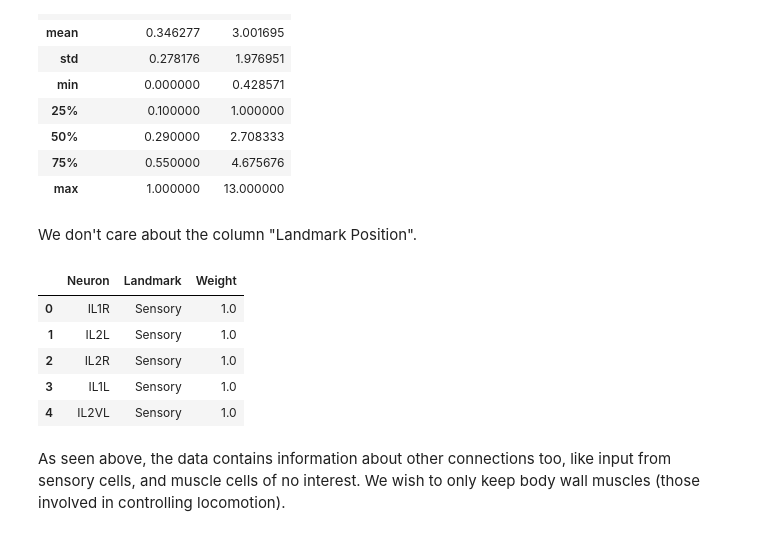
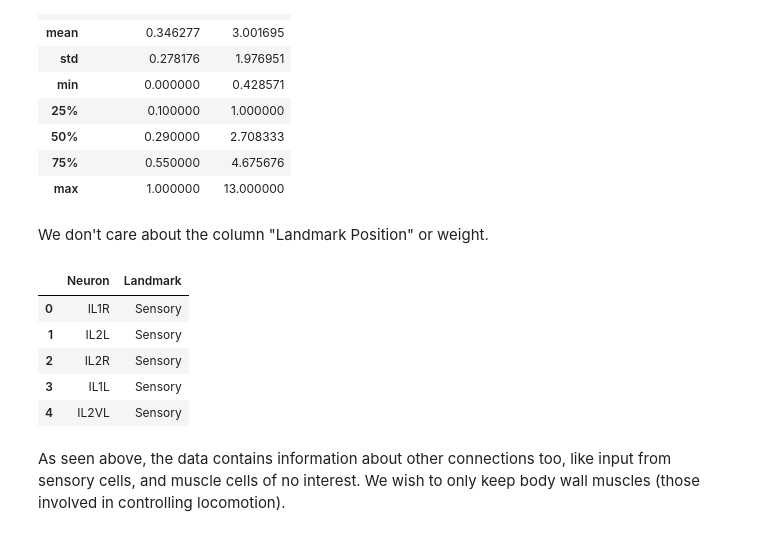
Before and after one commit to oercompbiomed/CBM101, a Jupyter notebook: D_Network_analysis/4_Connectome_C_elegans.ipynb, the cells around one changed output. Cells and saved outputs as stored; diff of their text form; code cells hidden in the pictures.

```diff
--- a/D_Network_analysis/4_Connectome_C_elegans.ipynb
+++ b/D_Network_analysis/4_Connectome_C_elegans.ipynb
@@ -217,17 +221,17 @@ muscles.describe()
 | 75% | 0.550000 | 4.675676 |
 | max | 1.000000 | 13.000000 |
 # %% [markdown]
-We don't care about the column "Landmark Position".
+We don't care about the column "Landmark Position" or weight.
 # %%
-muscles.drop(columns=['Landmark Position'], inplace=True)
+muscles.drop(columns=['Landmark Position', 'Weight'], inplace=True)
 muscles.head()
 # %% [output]
-|  | Neuron | Landmark | Weight |
-| 0 | IL1R | Sensory | 1.0 |
-| 1 | IL2L | Sensory | 1.0 |
-| 2 | IL2R | Sensory | 1.0 |
-| 3 | IL1L | Sensory | 1.0 |
-| 4 | IL2VL | Sensory | 1.0 |
+|  | Neuron | Landmark |
+| 0 | IL1R | Sensory |
+| 1 | IL2L | Sensory |
+| 2 | IL2R | Sensory |
+| 3 | IL1L | Sensory |
+| 4 | IL2VL | Sensory |
 # %% [markdown]
 As seen above, the data contains information about other connections too, like input from sensory cells, and muscle cells of no interest. We wish to only keep body wall muscles (those involved in controlling locomotion).
 # %%
```
Also changed, not shown: parts of 98 cells of this notebook.
